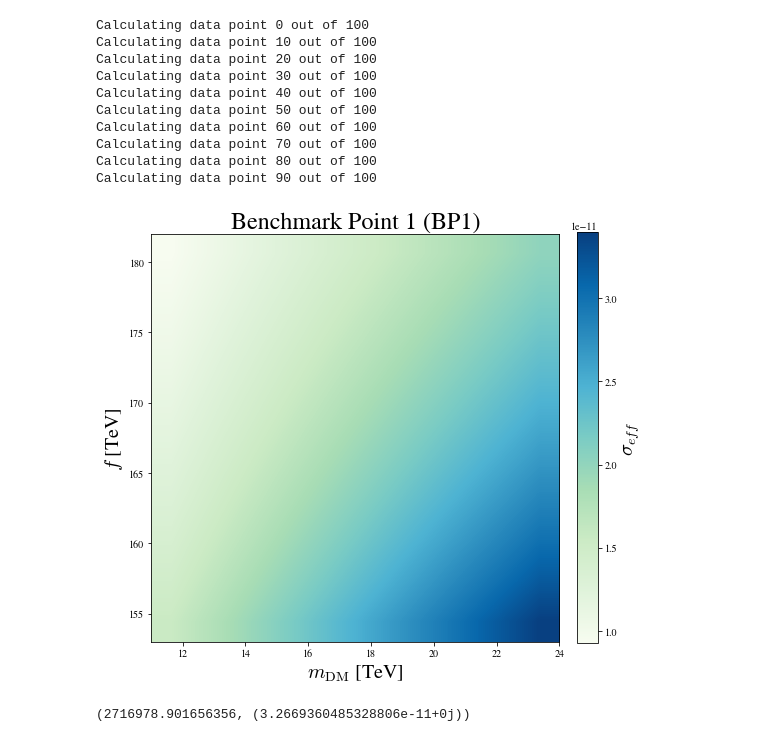
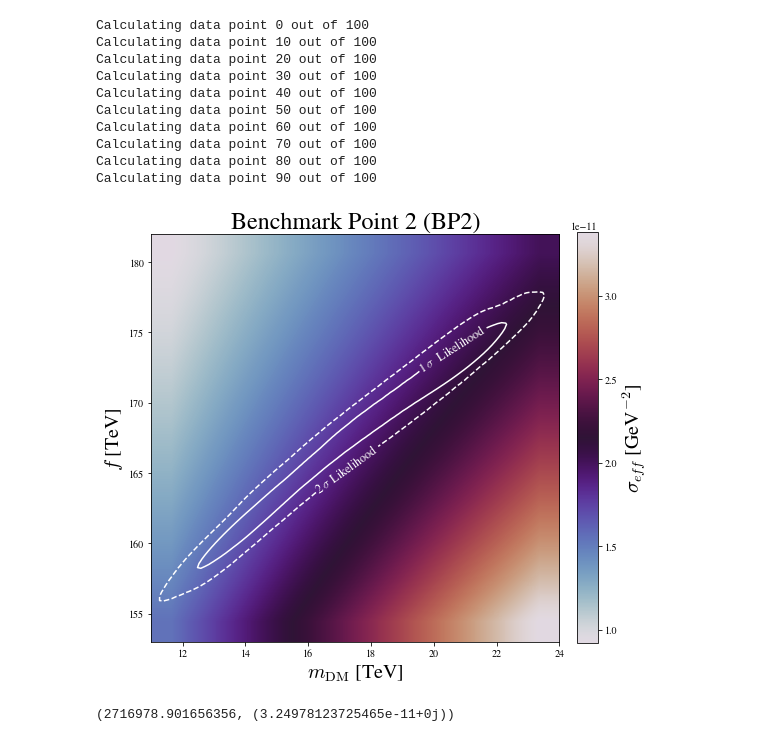
Before and after one commit to jnhoward/SU2LDM_public, a Jupyter notebook: makePaperPlots.ipynb, the cells around one changed output. Drawn from its saved outputs; the diff is of its cells as text; code cells hidden in the pictures.

Commit message:
Made edits to plotting functions to overlay likelihood 1/2 sigma curves on aeff plot

```diff
--- a/makePaperPlots.ipynb
+++ b/makePaperPlots.ipynb
@@ -15,7 +15,7 @@ sys.path.append("plottingUtils/")
 CONVERTPARAMS = True # Converts parameters of multinest scan to ones we would like to plot
 EXPBOUNDS     = True
 DEBUG         = True
-PLOTRANGE     = 'BP1'
+PLOTRANGE     = 'BP2'
 
 # NOTE: This notebook assumes 2d scan in fpi_pow and bsmall_pow, do more general case later
 # %%
@@ -362,14 +362,16 @@ Calculating data point 90 out of 100
 # %%
 #-- Set stylistic elements of plot --#
 aeffPlotArgs = {'plotTitle': plotTitle,
-                  'zAxisTitle': r'$\sigma_{eff}$',
+                  'zAxisTitle': r'$\sigma_{eff}$ [GeV$^{-2}$]',
                   'xAxisTitle': r'$m_{\rm DM}$ [TeV]',
-                  'yAxisTitle': r'$f$ [TeV]'}
+                  'yAxisTitle': r'$f$ [TeV]',
+                  'cmap': 'twilight',
+                  'contourLineColor': 'white'}
 # %%
 from plotUtils import plotAeff
-plotAeff(m1AeffDict["mD"], m1AeffDict["fpi"], m1AeffDict["aeff"], axisRange, aeffPlotArgs, plotName=plotName)
+plotAeff(m1AeffDict["mD"], m1AeffDict["fpi"], m1AeffDict["aeff"], axisRange, aeffPlotArgs, likelihoodDict, plotName=plotName)
 # %% [output]
-[figure, old version]
+[figure, new version]
 # %%
 # Check to make sure orientation is correct
 if CASE == 4:
@@ -378,4 +380,4 @@ if CASE == 4:
 
 print(calcM1Aeff(**kwargs))
 # %% [output]
-(2716978.901656356, (3.2669360485328806e-11+0j))
+(2716978.901656356, (3.24978123725465e-11+0j))
```
Also changed, not shown: parts of 5 cells of this notebook, 7 other files.
